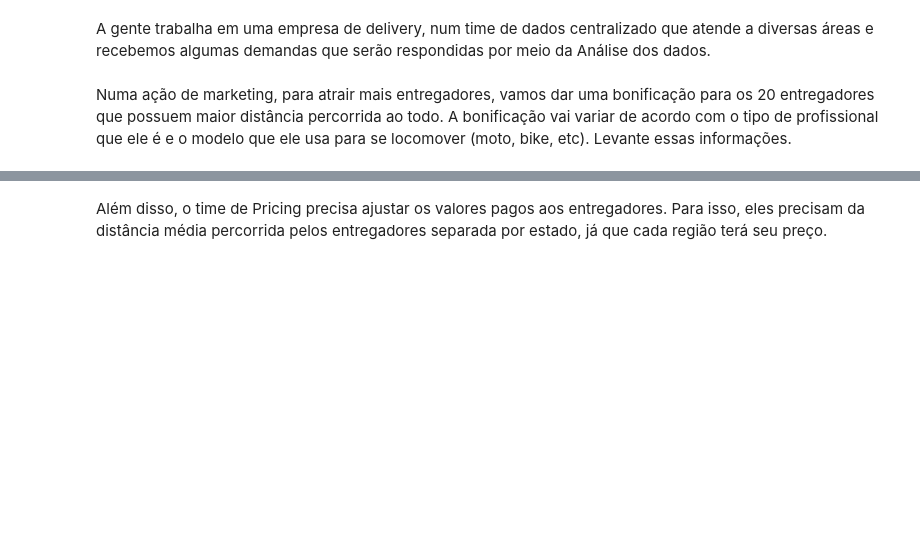
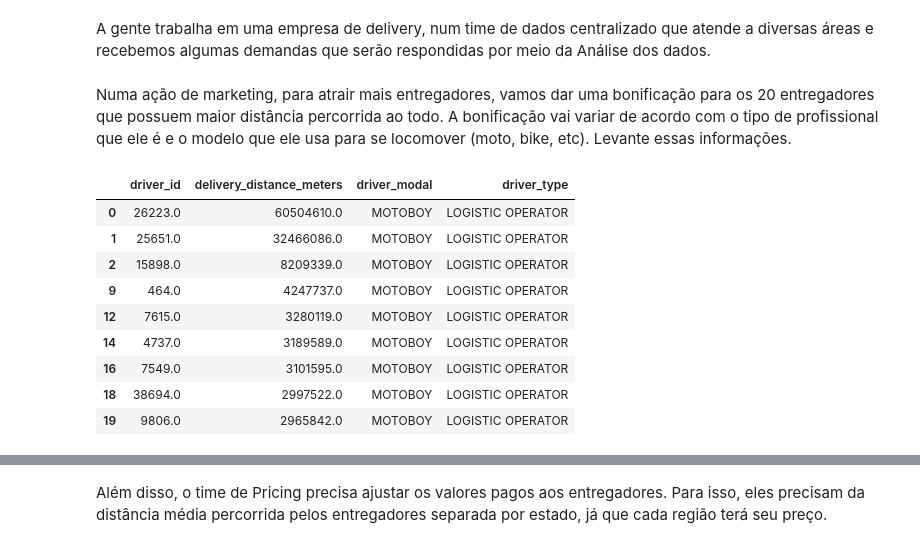
Before and after one commit to mtzdantas/delivery_analysis, a Jupyter notebook: main.ipynb, the cells around one changed output, grey strips where cells are left out. Drawn from its saved outputs; the diff is of its cells as text; code cells hidden in the pictures; blank space fills up the shorter version.

```diff
--- a/main.ipynb
+++ b/main.ipynb
@@ -38,3 +39,16 @@ tops_freelance = top20_infos[top20_infos['driver_type'] == 'FREELANCE']
 # Exportando tabelas
 tops_operator.to_excel('./output/tops_operator.xlsx', index=False)
 tops_freelance.to_excel('./output/tops_freelance.xlsx', index=False)
+# %%
+tops_operator
+# %% [output]
+|  | driver_id | delivery_distance_meters | driver_modal | driver_type |
+| 0 | 26223.0 | 60504610.0 | MOTOBOY | LOGISTIC OPERATOR |
+| 1 | 25651.0 | 32466086.0 | MOTOBOY | LOGISTIC OPERATOR |
+| 2 | 15898.0 | 8209339.0 | MOTOBOY | LOGISTIC OPERATOR |
+| 9 | 464.0 | 4247737.0 | MOTOBOY | LOGISTIC OPERATOR |
+| 12 | 7615.0 | 3280119.0 | MOTOBOY | LOGISTIC OPERATOR |
+| 14 | 4737.0 | 3189589.0 | MOTOBOY | LOGISTIC OPERATOR |
+| 16 | 7549.0 | 3101595.0 | MOTOBOY | LOGISTIC OPERATOR |
+| 18 | 38694.0 | 2997522.0 | MOTOBOY | LOGISTIC OPERATOR |
+| 19 | 9806.0 | 2965842.0 | MOTOBOY | LOGISTIC OPERATOR |
```
Also changed, not shown: parts of 9 cells of this notebook.
